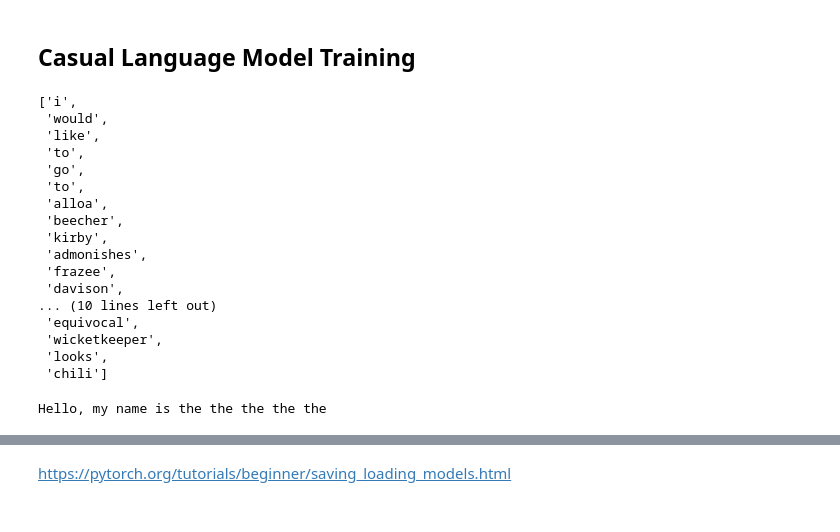
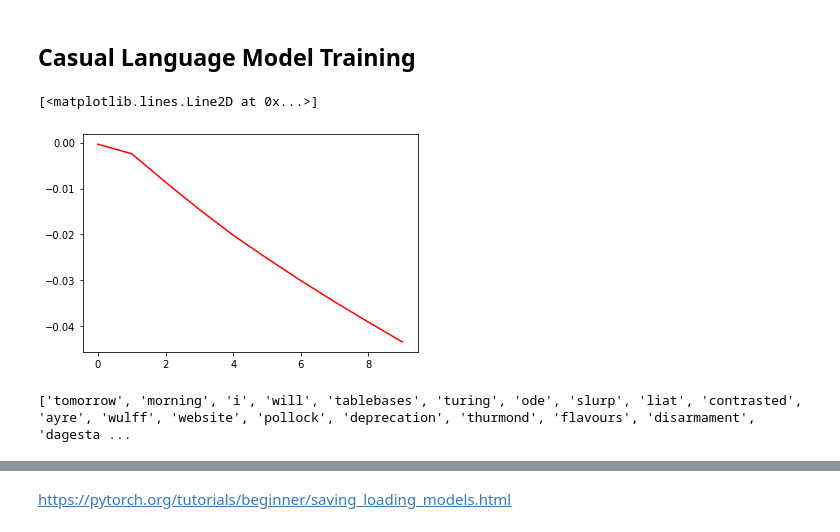
Before and after one commit to Ale-Ba2lero/Textua-Entailments, a Jupyter notebook: TextualEntailments.ipynb, the cells around one changed output, grey strips where cells are left out. Drawn from its saved outputs; the diff is of its cells as text; code cells hidden in the pictures.

Commit message:
Adding Language Model file

```diff
--- a/TextualEntailments.ipynb
+++ b/TextualEntailments.ipynb
@@ -23,8 +23,8 @@ Drive already mounted at /content/drive; to attempt to forcibly remount, call dr
 # %% [markdown]
 ## Get all the sentences (text) and the correspondent entailments (hypothesis) from the dataset
 # %%
-#DS_PATH = "dataset/rteFormatData"
-DS_PATH = "/content/drive/MyDrive/Colab Notebooks/ENTAILMENT_GRAPH_ENG_V2.0/data/ENTAILMENT_GRAPH_RTE_FORMAT_ENG_V2.0/rteFormatData"
+DS_PATH = "dataset/rteFormatData"
+#DS_PATH = "/content/drive/MyDrive/Colab Notebooks/ENTAILMENT_GRAPH_ENG_V2.0/data/ENTAILMENT_GRAPH_RTE_FORMAT_ENG_V2.0/rteFormatData"
 # %%
 files = [f for f in listdir(DS_PATH)]
 trees = []
@@ -137,15 +119,17 @@ def training_sequence(seq, dictionary):
 # %% [markdown]
 ## Casual training set preprocessing
 # %%
-sentence_len = 5
-n_tokens = len(c_doc)
+def build_casual_ds(clean_text, sentence_len=2):
+    X = []
+    y = []
 
-X_c = []
-y_c = []
+    for idx in tqdm(range(len(clean_text) - sentence_len - 1)):
+        X.append(training_sequence(clean_text[idx:idx+sentence_len], V))
+        y.append(training_sequence(clean_text[idx+1:idx+1+sentence_len], V))
 
-for idx in tqdm(range(len(c_doc) - sentence_len - 1)):
-    X_c.append(training_sequence(c_doc[idx:idx+sentence_len], V))
-    y_c.append(training_sequence(c_doc[idx+1:idx+1+sentence_len], V))
+    X = torch.stack(X_c)
+    y = torch.stack(y_c)
 
-X_c = torch.stack(X_c)
-y_c = torch.stack(y_c)
+    return X, y
+# %%
+X_c, y_c = build_casual_ds(c_doc, 5)
@@ -324,11 +310,11 @@ optimizer = optim.Adam(model.parameters(), lr=0.001)
 ## Casual Language Model Training
 # %%
 N_EPOCHS = 10
-N_SAMPLES = 1000000
+N_SAMPLES = 1000
 BATCH_SIZE = 100
 casual_model_loss = []
 
-STRIDE = 0
+STRIDE = 100000
 
 X = X_c[STRIDE:N_SAMPLES+STRIDE]
 y = y_c[STRIDE:N_SAMPLES+STRIDE]
@@ -337,50 +323,31 @@ y = y_c[STRIDE:N_SAMPLES+STRIDE]
 X = [X[i:i + BATCH_SIZE] for i in range(0, len(X), BATCH_SIZE)]
 y = [y[i:i + BATCH_SIZE] for i in range(0, len(y), BATCH_SIZE)]
 
-for epoch in range(N_EPOCHS):
+for epoch in tqdm(range(N_EPOCHS)):
     temp_loss = 0
     for idx in tqdm(range(len(X))):
         model.zero_grad()
-        temp_loss = 0
         sent = X[idx]
         target = y[idx]
         scores = model(sent)
         loss = loss_function(scores.view(scores.shape[0] * scores.shape[1], -1) , torch.flatten(target))
         loss.backward()
         optimizer.step()
-        temp_loss += loss
-    casual_model_loss.append(temp_loss)
+        temp_loss += loss.item()
+    casual_model_loss.append(temp_loss/BATCH_SIZE)
 # %%
 import matplotlib.pyplot as plt
 
 epochs = range(0, int(N_EPOCHS))
-plt.plot(epochs, casual_model_loss, 'R', label='Loss')
+plt.plot(epochs, casual_model_loss, 'r', label='Loss')
+# %% [output]
+[<matplotlib.lines.Line2D at 0x...>]
+[figure, added]
-# %%
-predict(V, model, "i would like to go to", 20)
-# %% [output]
-['i',
- 'would',
- 'like',
- 'to',
- 'go',
- 'to',
- 'alloa',
- 'beecher',
- 'kirby',
- 'admonishes',
- 'frazee',
- 'davison',
-... (10 lines left out)
- 'equivocal',
- 'wicketkeeper',
- 'looks',
- 'chili']
-# %%
-§Q = "Hello, my name is"
-ans = sequence2word("Hello, my name is", 5)
-print(Q, ans)
-# %% [output]
-Hello, my name is the the the the the
+# %%
+pred = predict(V, model, "tomorrow morning i will", 20)
+print(pred)
+# %% [output]
+['tomorrow', 'morning', 'i', 'will', 'tablebases', 'turing', 'ode', 'slurp', 'liat', 'contrasted', 'ayre', 'wulff', 'website', 'pollock', 'deprecation', 'thurmond', 'flavours', 'disarmament', 'dagesta ...
 # %%
 for sentence, target in entailment_pairs[:10]:
     answer = sentence2sentence(sentence)
```
Also changed, not shown: parts of 9 cells of this notebook, 1 other file.
